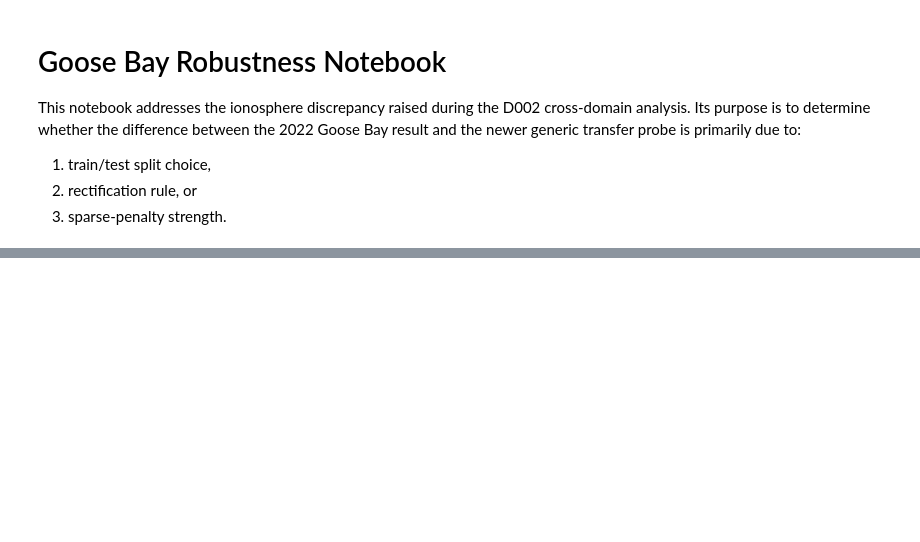
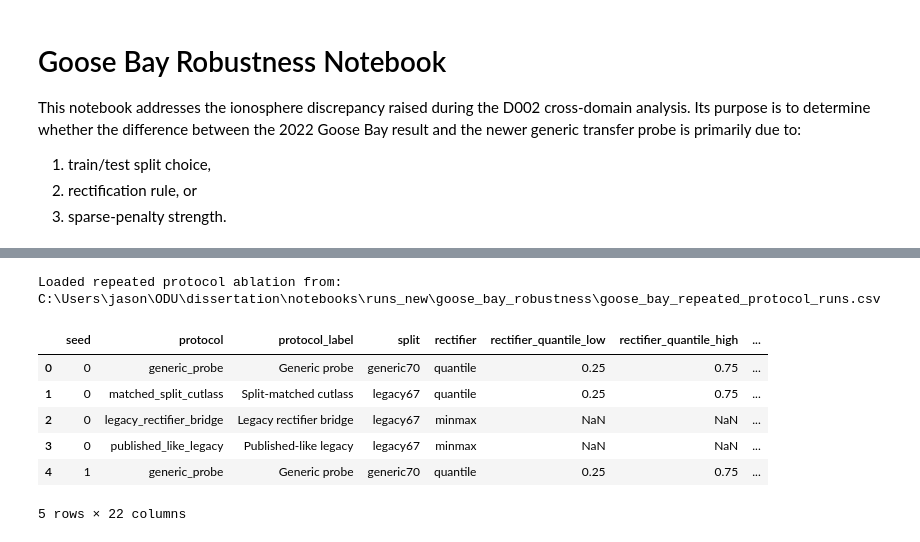
Before and after one commit to jworender/dissertation, a Jupyter notebook: notebooks/goose_bay_robustness.ipynb, the cells around one changed output, grey strips where cells are left out. Cells and saved outputs as stored; diff of their text form; code cells hidden in the pictures; blank space fills up the shorter version.

```diff
--- a/notebooks/goose_bay_robustness.ipynb
+++ b/notebooks/goose_bay_robustness.ipynb
@@ -263,6 +350,10 @@ def run_or_load_repeated_protocol_ablation(overwrite_cache: bool = False) -> pd.
             "protocol_label",
             "split",
             "rectifier",
+            "rectifier_quantile_low",
+            "rectifier_quantile_high",
+            "rectifier_snap",
+            "rectifier_sdfilter",
             "raw_c",
             "rect_c",
             "raw_j",
@@ -305,10 +396,13 @@ def run_or_load_repeated_protocol_ablation(overwrite_cache: bool = False) -> pd.
                 standardize=True,
             )
 
-            if protocol["rectifier"] == "legacy":
-                X_train_rect, X_test_rect = legacy_rectify(X_train, y_train, X_test)
-            else:
-                X_train_rect, X_test_rect = cutlass_rectify(X_train, y_train, X_test)
+            rectifier_qlo, rectifier_qhi = unpack_quantile_bounds(protocol["rectifier_kw"])
+            X_train_rect, X_test_rect = cutlass_rectify(
+                X_train,
+                y_train,
+                X_test,
+                rectifier_kw=protocol["rectifier_kw"],
+            )
 
             rect_result = fit_sparse_logistic(
                 X_train_rect,
@@ -326,36 +420,49 @@ def run_or_load_repeated_protocol_ablation(overwrite_cache: bool = False) -> pd.
                     "protocol_label": protocol["label"],
                     "split": protocol["split"],
                     "rectifier": protocol["rectifier"],
+                    "rectifier_quantile_low": rectifier_qlo,
+                    "rectifier_quantile_high": rectifier_qhi,
+                    "rectifier_snap": float(protocol["rectifier_kw"]["snap"]) if protocol["rectifier_kw"]["snap"] is not None else np.nan,
+                    "rectifier_sdfilter": float(protocol["rectifier_kw"]["sdfilter"]) if protocol["rectifier_kw"]["sdfilter"] is not None else np.nan,
                     "raw_c": float(protocol["raw_c"]),
                     "rect_c": float(protocol["rect_c"]),
                     "raw_j": raw_result["j"],
                     "rect_j": rect_result["j"],
                     "delta_j": rect_result["j"] - raw_result["j"],
                     "raw_tpr": raw_result["tpr"],
                     "rect_tpr": rect_result["tpr"],
                     "delta_tpr": rect_result["tpr"] - raw_result["tpr"],
                     "raw_tnr": raw_result["tnr"],
                     "rect_tnr": rect_result["tnr"],
                     "delta_tnr": rect_result["tnr"] - raw_result["tnr"],
                     "raw_nonzero": raw_result["nonzero_total"],
                     "rect_nonzero": rect_result["nonzero_total"],
                 }
             )
 
         if index % 20 == 0:
             print(f"Completed seed {index + 1} / {len(EVAL_SEEDS)}")
 
     df = pd.DataFrame(rows)
     df.to_csv(cache_path, index=False)
     print(f"Saved repeated protocol ablation to: {cache_path} ({perf_counter() - start:.2f}s)")
     return df
 
 
 repeated_runs = run_or_load_repeated_protocol_ablation(overwrite_cache=False)
 if display is not None:
     display(repeated_runs.head())
 else:
     print(repeated_runs.head().to_string(index=False))
+# %% [output]
+Loaded repeated protocol ablation from: C:\Users\jason\ODU\dissertation\notebooks\runs_new\goose_bay_robustness\goose_bay_repeated_protocol_runs.csv
+|  | seed | protocol | protocol_label | split | rectifier | rectifier_quantile_low | rectifier_quantile_high | ... |
+| 0 | 0 | generic_probe | Generic probe | generic70 | quantile | 0.25 | 0.75 | ... |
+| 1 | 0 | matched_split_cutlass | Split-matched cutlass | legacy67 | quantile | 0.25 | 0.75 | ... |
+| 2 | 0 | legacy_rectifier_bridge | Legacy rectifier bridge | legacy67 | minmax | NaN | NaN | ... |
+| 3 | 0 | published_like_legacy | Published-like legacy | legacy67 | minmax | NaN | NaN | ... |
+| 4 | 1 | generic_probe | Generic probe | generic70 | quantile | 0.25 | 0.75 | ... |
+5 rows × 22 columns
 # %%
 protocol_summary = (
     repeated_runs.groupby(["protocol", "protocol_label"], as_index=False)
```
Also changed, not shown: parts of 18 cells of this notebook, 26 other files.
